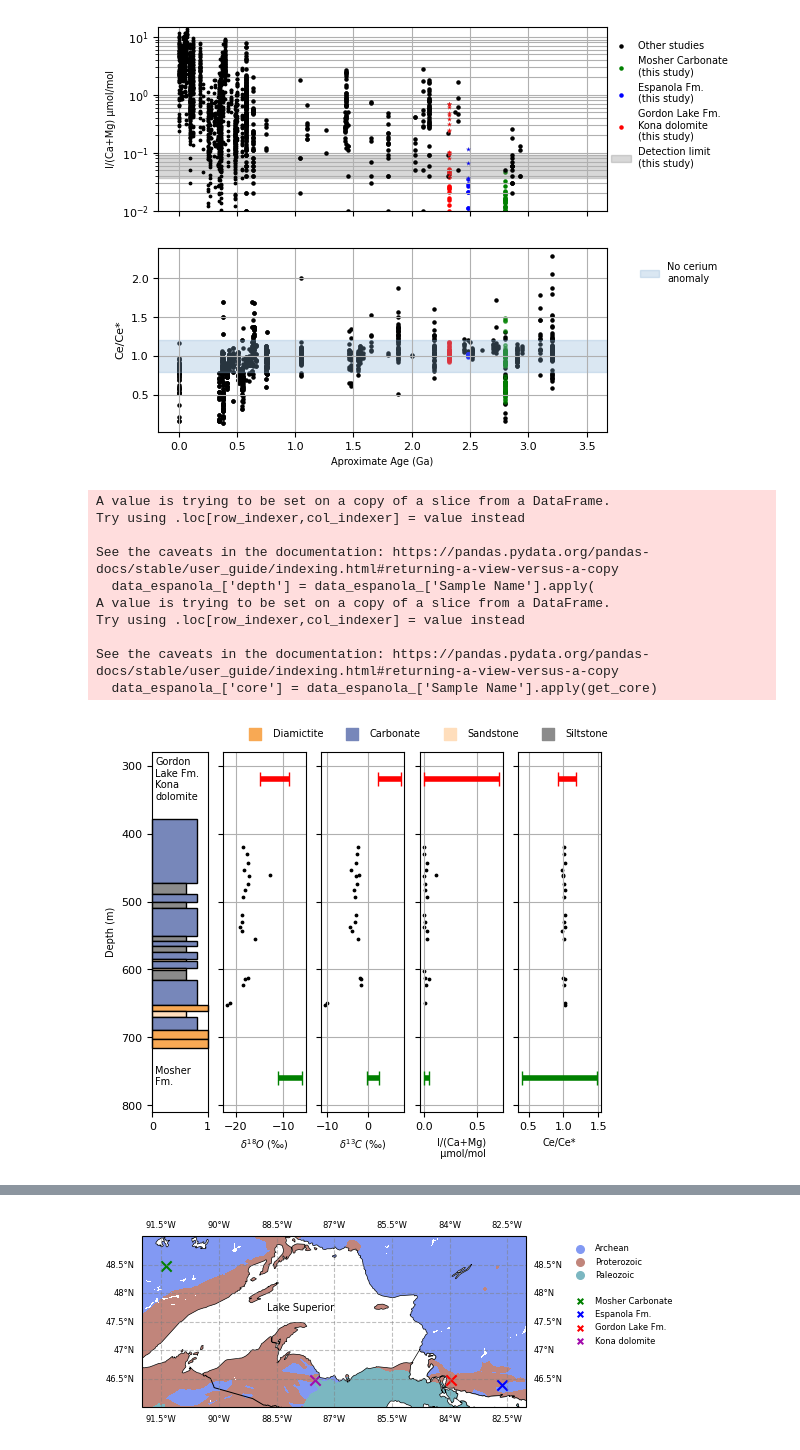
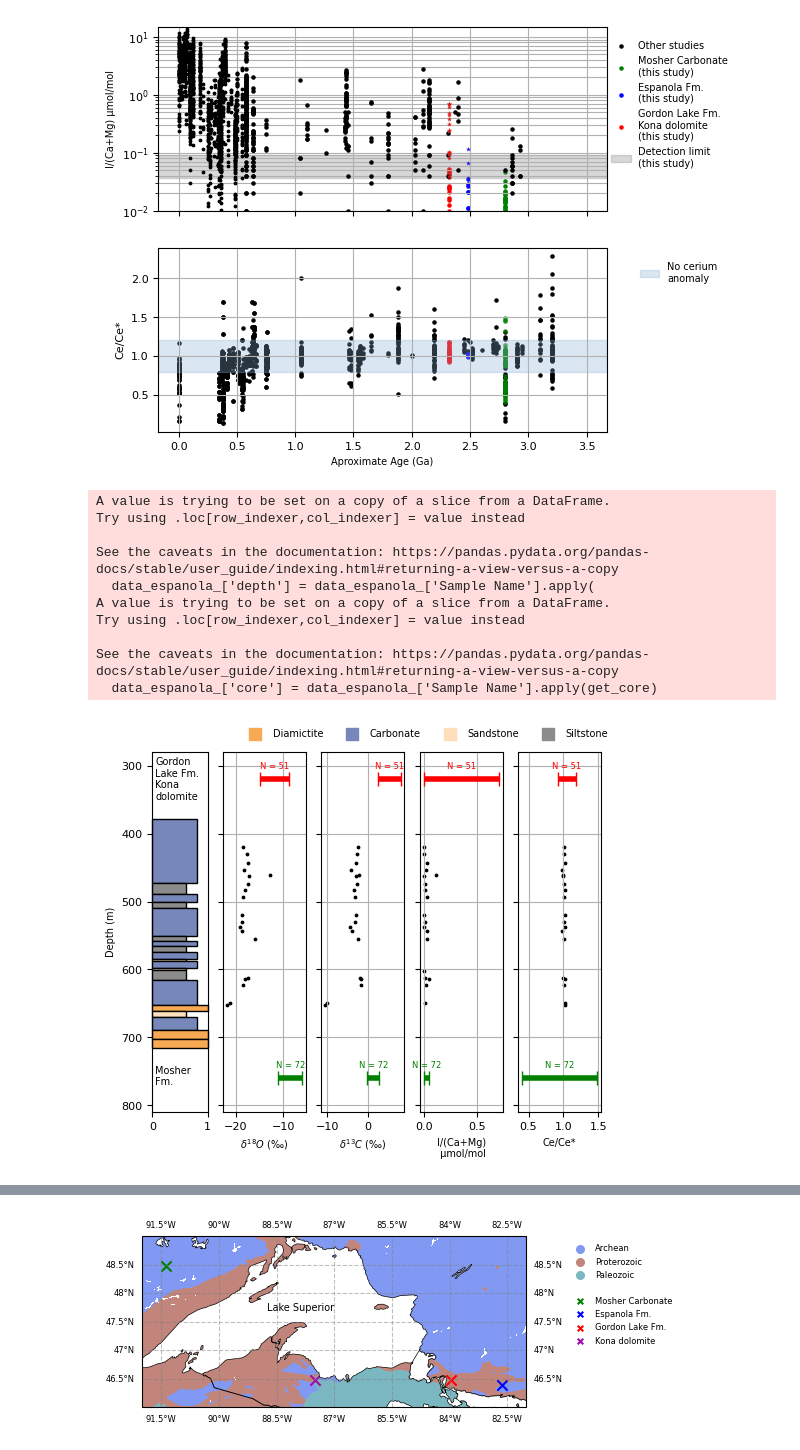
Before and after one commit to DanyIvan/Iodine_vs_cerium_anomalies_GOE, a Jupyter notebook: publication_plots.ipynb, the cells around one changed output, grey strips where cells are left out. Saved outputs shown, nothing was run; the diff lists cells and outputs as text; code cells hidden in the pictures.

```diff
--- a/publication_plots.ipynb
+++ b/publication_plots.ipynb
@@ -101,6 +101,8 @@ def get_data_mol_per_mol():
 
     nitric_runs = nitric_runs[nitric_runs.element != 'I']
 
+    iodine_samples = stabilizer_runs[stabilizer_runs.has_iodine]['Sample Name'].unique()
+
     stabilizer_runs = stabilizer_runs[['is_sample', 'Sample Name', 'element',
         'element_description', 'complete_sample_name', 'is_blank', 'is_sample_blank',
         'is_standard', 'has_iodine', 'inferred_mol/mol', 'run_id']]
@@ -112,7 +114,7 @@ def get_data_mol_per_mol():
     data = data.sort_values(['inferred_mol/mol']).drop_duplicates(
         subset=['Sample Name', 'element_description'], keep='first')
 
-    iodine_samples = data[data.has_iodine]['Sample Name'].unique()
+    # iodine_samples = data[data.has_iodine]['Sample Name'].unique()
 
     data = data.pivot_table(values='inferred_mol/mol',
         columns='element_description', index=['Sample Name']).reset_index()
@@ -164,24 +166,29 @@ def get_data_mol_per_mol():
     data['total_REE'] = total_REE
 
     # calculate Ce anomalies
-    Ce, Pr, Nd = '140  Ce  [ No Gas ]', '141  Pr  [ No Gas ]', '146  Nd  [ No Gas ]'
+    Ce, Pr, Nd, La = '140  Ce  [ No Gas ]', '141  Pr  [ No Gas ]', '146  Nd  [ No Gas ]', '139  La  [ No Gas ]'
 
     # normalize to PAAS
     paas = get_PAAS_data()
     paas_Ce = paas[paas.element == 'Ce']['paas/Ca+Mg_mol_per_mol'].values[0]
     paas_Nd = paas[paas.element == 'Nd']['paas/Ca+Mg_mol_per_mol'].values[0]
     paas_Pr = paas[paas.element == 'Pr']['paas/Ca+Mg_mol_per_mol'].values[0]
+    paas_La = paas[paas.element == 'La']['paas/Ca+Mg_mol_per_mol'].values[0]
     Ce_norm = data[Ce]/paas_Ce
-    Nd_morm = data[Nd]/paas_Nd
-    Pr_morm = data[Pr]/paas_Pr
+    Nd_norm = data[Nd]/paas_Nd
+    Pr_norm = data[Pr]/paas_Pr
+    La_norm = data[La]/paas_La
+
+    data['Ce/Ce*'] = Ce_norm / (0.5*La_norm + 0.5*Pr_norm)
+    data['Pr/Pr*'] = Pr_norm / (0.5*Ce_norm + 0.5*Nd_norm)
 
     # calculate cerium anomalies. Eqs 7, 9 from Barrat 2023
     # geometric extrapolation
-    data['Ce_anomaly_geom'] = Ce_norm / (Pr_morm**2 / Nd_morm)
+    data['Ce_anomaly_geom'] = Ce_norm / (Pr_norm**2 / Nd_norm)
     # linear extrapolation
-    data['Ce_anomaly_lin'] = Ce_norm / (2 * Pr_morm - Nd_morm)
-    data['neg_Ce_anomaly'] = data['Ce_anomaly_geom'] < 0.9
-    data['pos_Ce_anomaly'] = data['Ce_anomaly_geom'] > 1.1
+    data['Ce_anomaly_lin'] = Ce_norm / (2 * Pr_norm - Nd_norm)
+    data['neg_Ce_anomaly'] = data['Ce_anomaly_geom'] < 0.8
+    data['pos_Ce_anomaly'] = data['Ce_anomaly_geom'] > 1.2
 
     # carbonate richness flag
     carbonate_richness = []
@@ -246,6 +253,7 @@ def get_data_mol_per_mol():
 
 # get data in mol per mol units
 all_data = get_data_mol_per_mol()
+
 # filter out aluminum rich samples
 all_data = all_data[all_data.is_carbonate_rich]
 # save to csv file
@@ -1197,6 +1285,22 @@ def add_value_range(data, variable, ax, y, color='k', factor=1):
     xerr=datamax-middle if datamax>middle else middle-datamax
     plt.errorbar(middle, y, xerr=xerr, color=color, capsize=5, linewidth=4)
 
+     # number of samples
+    n = data.shape[0]
+
+    # put n next to the range bar
+    ax.annotate(
+    f'N = {n}',
+    xy=(middle, y),
+    xytext=(0, 6),
+    textcoords='offset points',
+    color=color,
+    fontsize=6,
+    ha='center',
+    va='bottom'
+)
+
+
 
 # plot the Section using the Style
 fig, ax = plt.subplots(1, 5, figsize=(a4_x*0.7, a4_y*0.4),
@@ -1245,34 +1349,34 @@ plt.ylim([810, 280])
 ax[3].tick_params(axis='y', labelleft=False)
 
 plt.sca(ax[4])
 plt.scatter(data_espanola_['Ce_anomaly_geom'], data_espanola_.depth, color='k', s=3)
 add_value_range(data_gl, 'Ce_anomaly_geom', ax[4], 320,
     color='r', factor=1)
 add_value_range(data_steep, 'Ce_anomaly_geom', ax[4], 760,
     color='g', factor=1)
 plt.xlabel(r'Ce/Ce*', fontsize=7)
 plt.grid()
 ax[4].invert_yaxis()
 plt.ylim([810, 280])
 ax[4].tick_params(axis='y', labelleft=False)
 
 # plt.ylim([290, 850])
 # plt.yticks([700, 600, 500, 400])
 add_stratigrahy_legend(fig, ax, espanola_litho, x=-1.1, y=-0.78)
 
 plt.savefig('plots/stratigraphic_column.pdf')
 # %% [output]
 A value is trying to be set on a copy of a slice from a DataFrame.
 Try using .loc[row_indexer,col_indexer] = value instead
 
 See the caveats in the documentation: https://pandas.pydata.org/pandas-docs/stable/user_guide/indexing.html#returning-a-view-versus-a-copy
   data_espanola_['depth'] = data_espanola_['Sample Name'].apply(
 A value is trying to be set on a copy of a slice from a DataFrame.
 Try using .loc[row_indexer,col_indexer] = value instead
 
 See the caveats in the documentation: https://pandas.pydata.org/pandas-docs/stable/user_guide/indexing.html#returning-a-view-versus-a-copy
   data_espanola_['core'] = data_espanola_['Sample Name'].apply(get_core)
-[figure, old version]
+[figure, new version]
 # %%
 # Use a plot to I estimate detection limit
 # read I data in mol/mol and ppb units
```
Also changed, not shown: parts of 5 cells of this notebook.
